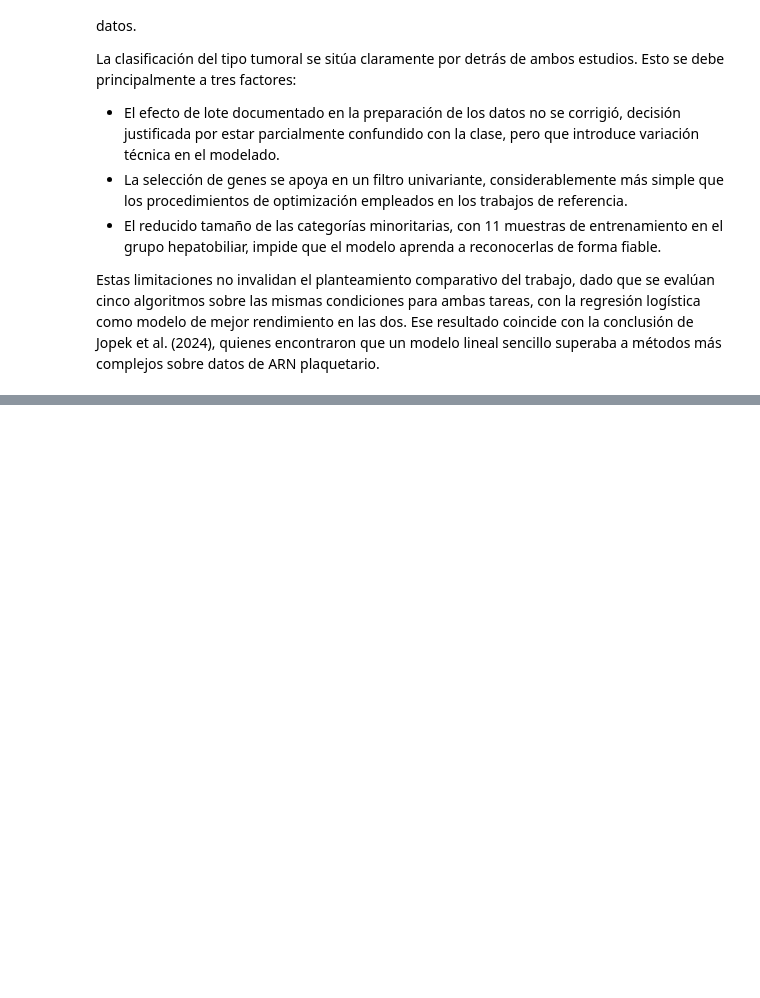
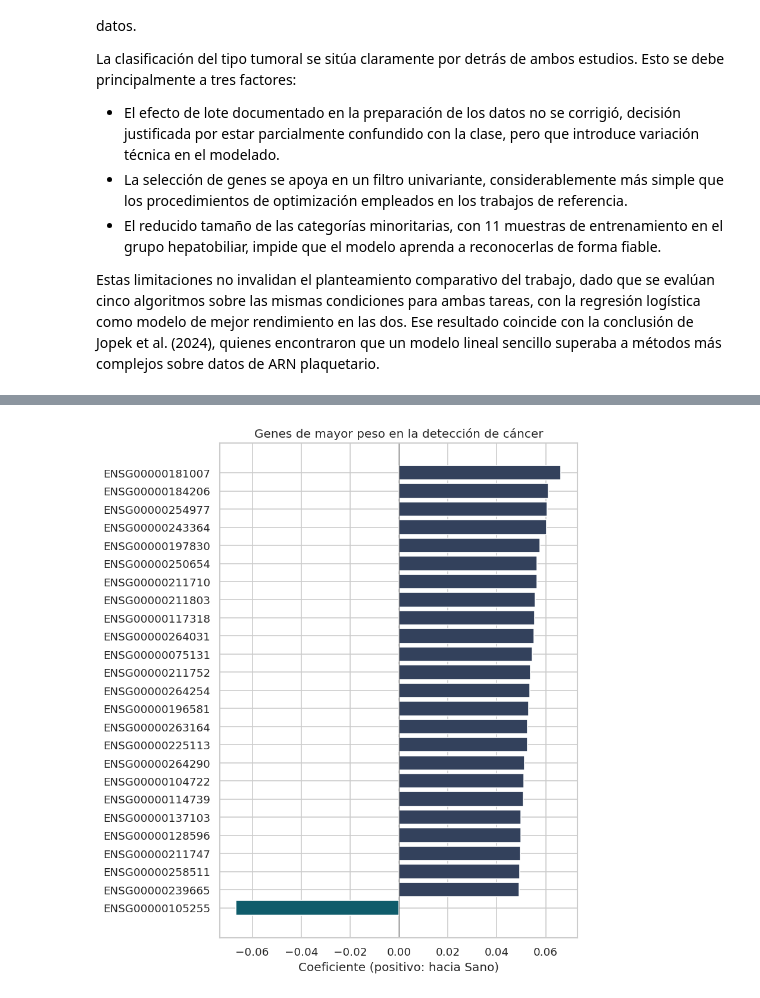
Before and after one commit to LLMariaJoseLL/tfm-biopsia-liquida-plaquetas, a Jupyter notebook: Código_del_TFM.ipynb, the cells around one changed output, grey strips where cells are left out. Drawn from its saved outputs; the diff is of its cells as text; code cells hidden in the pictures; blank space fills up the shorter version.

```diff
--- a/Código_del_TFM.ipynb
+++ b/Código_del_TFM.ipynb
@@ -2970,0 +3012,14 @@ Estas limitaciones no invalidan el planteamiento comparativo del trabajo, dado q
+# %%
+n_firma = 50
+clase_positiva = flujo_bin.classes_[1]          # clase a la que se refieren los coeficientes
+
+coef_bin["magnitud"] = coef_bin["coeficiente"].abs()
+firma_bin = coef_bin.sort_values("magnitud", ascending=False).head(n_firma).copy()
+firma_bin["sentido"] = np.where(firma_bin["coeficiente"] > 0,
+                                clase_positiva, flujo_bin.classes_[0])
+
+print(f"Los coeficientes se refieren a la clase: {clase_positiva}")
+print("Un coeficiente positivo desplaza la predicción hacia esa clase.\n")
+print(firma_bin["sentido"].value_counts().to_string(), "\n")
+print("Veinte genes de mayor peso:\n")
+print(firma_bin[["gen", "coeficiente", "sentido"]].head(20).round(4).to_string(index=False))
@@ -2970,0 +3044,14 @@ Estas limitaciones no invalidan el planteamiento comparativo del trabajo, dado q
+# %%
+grafico = firma_bin.head(25).sort_values("coeficiente")
+
+# Coeficiente positivo: desplaza hacia la clase positiva del modelo (Sano)
+colores = [azul_oscuro if c > 0 else verde_azulado for c in grafico["coeficiente"]]
+
+plt.figure(figsize=(7, 8))
+plt.barh(grafico["gen"], grafico["coeficiente"], color=colores)
+plt.axvline(0, color="gray", lw=0.8)
+plt.xlabel(f"Coeficiente (positivo: hacia {clase_positiva})")
+plt.title("Genes de mayor peso en la detección de cáncer")
+plt.tight_layout(); plt.show()
+# %% [output]
+[figure, added]
```
Also changed, not shown: parts of 30 cells of this notebook.
